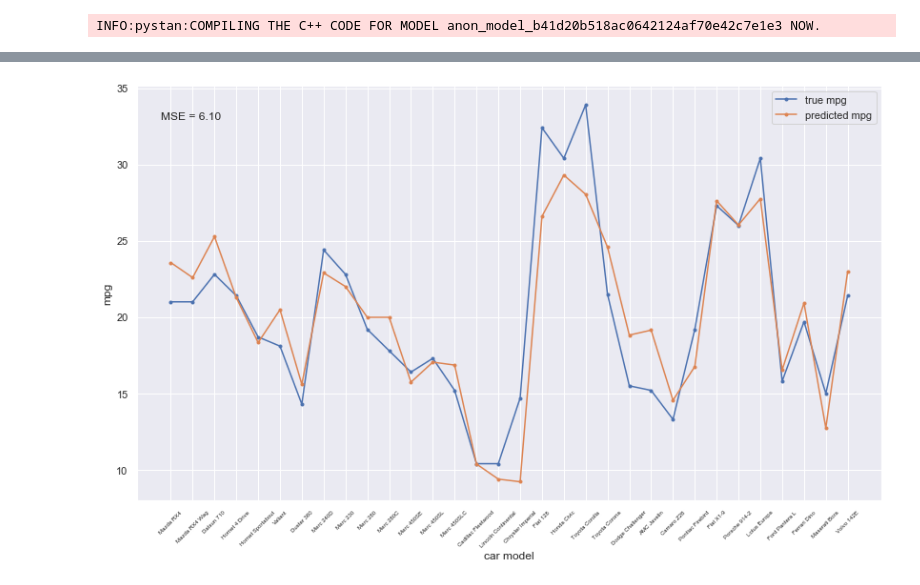
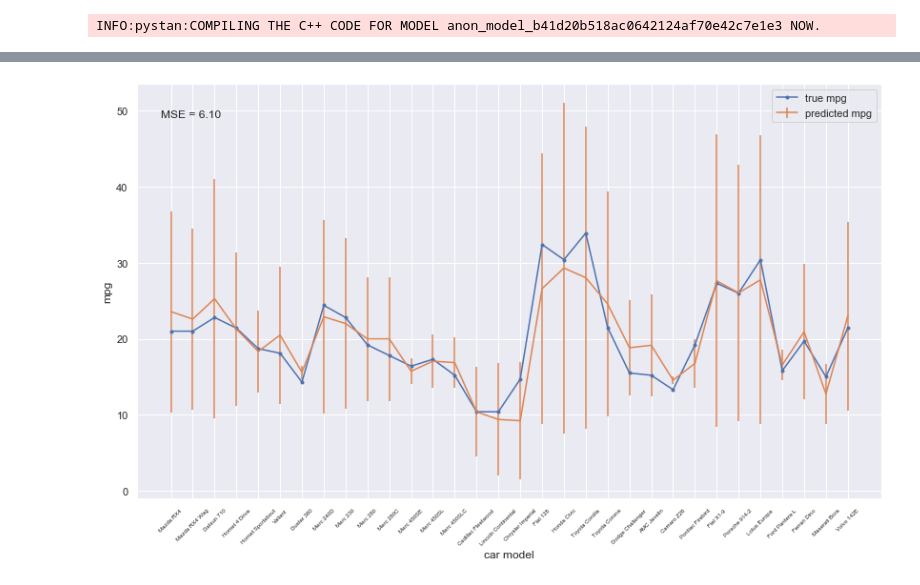
Before and after one commit to YSanchezAraujo/neuro_team_psy504, a Jupyter notebook: stan_example.ipynb, the cells around one changed output, grey strips where cells are left out. Cells and saved outputs as stored; diff of their text form; code cells hidden in the pictures.

```diff
--- a/stan_example.ipynb
+++ b/stan_example.ipynb
@@ -85,38 +85,67 @@ and Rhat is the potential scale reduction factor on split chains (at
 convergence, Rhat=1).
 [figure]
 # %%
+
+def getBounds(xData,allBetas,ci):
+    '''Returns upper and lower bounds on prediction (y_hat)
+    using "min-max" error propagation.
+
+    Inputs
+    ------
+    xData (array [#features X #data]): regressors
+    allBetas (array[#features X #posterior samples]): regression coefficients
+    ci (float): confidence interval
+
+    Outputs
+    -------
+    bounds: upper and lower bounds for y_hat
+
+    '''
+    mins,maxes = np.array([(np.percentile(b,1-ci),
+                            np.percentile(b,ci)) for b in allBetas]).T
+
+    minPred = [mins[0] + np.sum(mins[1:]*x_i) for x_i in xData]
+    maxPred = [maxes[0] + np.sum(maxes[1:]*x_i) for x_i in xData]
+    bounds = np.vstack((minPred,maxPred))
+
+    return bounds
+
 #Error metric function
 MSE = lambda y,y_hat: len(y)**-1 * np.sum([(yi - yi_hat)**2 for yi,yi_hat in zip(y,y_hat)])
 
 #Posterior prediction function
 predict = lambda x,beta: [beta[0] + np.sum(beta[1:]*x_i) for x_i in x]
 
 #Compute mean statistics
 muAlpha = np.mean(fit['alpha'])
 muBeta = []
 
 for beta in betas:
     muBeta.append(np.mean(beta))
 
 muBetas = np.array([muAlpha] + muBeta)
 
 #Predict mpg
 y_hat = predict(np.array(xData),muBetas)
 error = MSE(yData,y_hat)
 
+#Bound mpg predictions
+allBetas = np.vstack((alpha,betas))
+minMax,bounds = getBounds(xData,allBetas,0.975)
+
 #Plot real and predicted data
 carModels = dF['model']
 ticks = np.arange(len(carModels))
 
 fig,ax = plt.subplots(figsize= (14,8))
 ax.plot(yData,'.-',label='true mpg')
-ax.plot(y_hat,'.-',label = 'predicted mpg')
+plt.errorbar(x = ticks, y = y_hat, yerr = bounds, label = 'predicted mpg')
 ax.set_xlabel('car model')
 ax.set_ylabel('mpg')
 ax.tick_params(axis='x', which='major', labelsize=6, rotation = 45)
 plt.xticks(ticks, [model for model in carModels])
 plt.figtext(.15,.82, 'MSE = %.2f' %error)
 plt.legend()
 plt.show()
 # %% [output]
-[figure, old version]
+[figure, new version]
```
Also changed, not shown: parts of 1 cell of this notebook, 1 other file.
